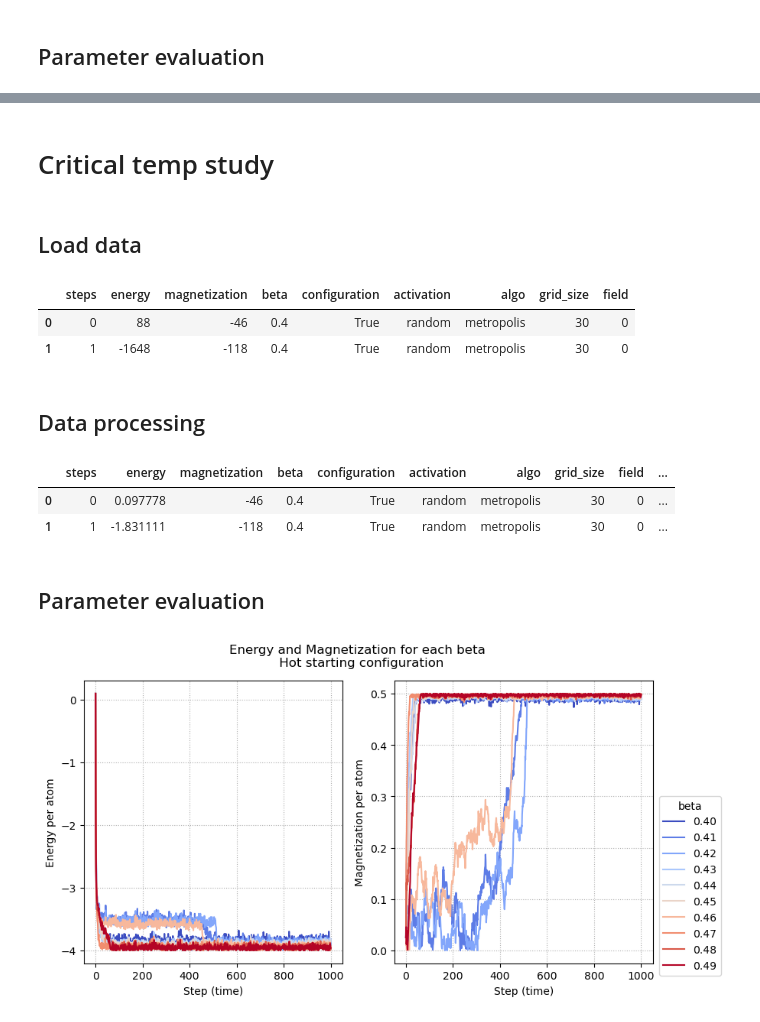
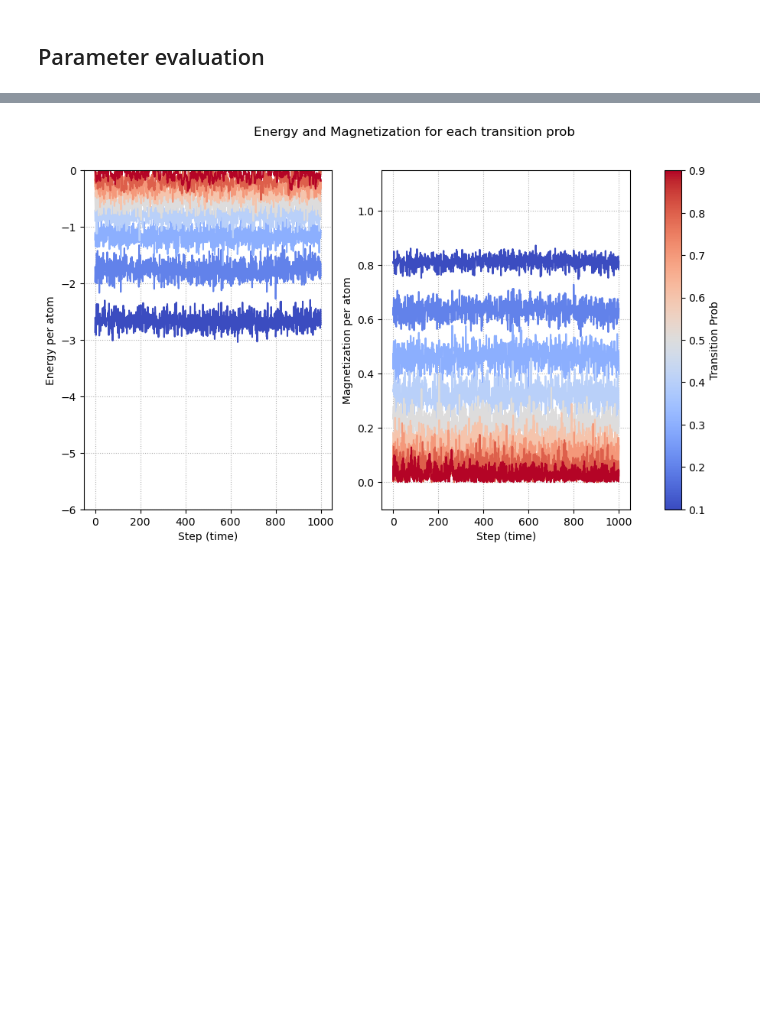
Before and after one commit to lbitsiko/ising-agent, a Jupyter notebook: parameter_evaluation.ipynb, the cells around one changed output, grey strips where cells are left out. Saved outputs shown, nothing was run; the diff lists cells and outputs as text; code cells hidden in the pictures; blank space fills up the shorter version.

```diff
--- a/parameter_evaluation.ipynb
+++ b/parameter_evaluation.ipynb
@@ -165,64 +119,41 @@ plt.show()
-# %% [markdown]
-# Critical temp study
-# %% [markdown]
-## Load data
-# %%
-df = pd.read_csv("studies/critical_temp_study.csv")
-df.head(2)
-# %% [output]
-|  | steps | energy | magnetization | beta | configuration | activation | algo | grid_size | field |
-| 0 | 0 | 88 | -46 | 0.4 | True | random | metropolis | 30 | 0 |
-| 1 | 1 | -1648 | -118 | 0.4 | True | random | metropolis | 30 | 0 |
-# %% [markdown]
-## Data processing
-# %%
-df["magnetization_abs"] = np.abs(df["magnetization"])
-df["magnetization_abs"] = df["magnetization_abs"]/(30*60) # magnetization per atom
-df["energy"] = df["energy"]/(30*30) # energy per atom
-df.head(2)
-# %% [output]
-|  | steps | energy | magnetization | beta | configuration | activation | algo | grid_size | field | ... |
-| 0 | 0 | 0.097778 | -46 | 0.4 | True | random | metropolis | 30 | 0 | ... |
-| 1 | 1 | -1.831111 | -118 | 0.4 | True | random | metropolis | 30 | 0 | ... |
-# %% [markdown]
-## Parameter evaluation
 # %%
-# betas in the study - use coolwarm colormap
-betas = sorted(set(df.beta.value_counts().index))
-normalize = plt.Normalize(min(betas), max(betas))
+# probs in the study - use coolwarm colormap
+probs = sorted(set(df.prob.value_counts().index))
+normalize = plt.Normalize(min(probs), max(probs))
 colormap = plt.cm.coolwarm
-colors = colormap(normalize(betas))
+colors = colormap(normalize(probs))
+# %%
+# color scale
+sm = cm.ScalarMappable(cmap=colormap, norm=normalize)
+sm.set_array([])
 # %%
-fig, (ax1, ax2) = plt.subplots(nrows=1,ncols=2, figsize=(1.5*6.4, 4.8))
+fig, axs = plt.subplots(nrows=1, ncols=2, figsize=(1.8*6.4, 1.2*4.8))
 
-for beta, color in zip(betas, colors): # one line per temperature
-    df_plot = df[df["beta"] == beta]
-    df_plot = df_plot[df_plot["configuration"]] # filter hot starting states
+for prob, color in zip(probs, colors): # one line per temperature
 
-    # sort accroding to simulation step (time)
-    df_plot = df_plot.sort_values(by="steps", ascending=True)
-    df_plot = df_plot[df_plot["steps"] >=0]
+    sm.to_rgba(prob)
 
-    ax1.plot(df_plot["steps"], df_plot["energy"], label=f'{beta:.2f}', color=color)
-    ax2.plot(df_plot["steps"], df_plot["magnetization_abs"], label=f'{beta:.2f}', color=color)
+    df_plot = df[df["prob"] == prob]
+    df_plot.sort_values(by="Step", ascending=True)
 
-# ax1.legend()
+    axs[0].plot(df_plot["Step"], df_plot["energy"], label=f'{prob:.2f}', color=color)
+    axs[1].plot(df_plot["Step"], df_plot["magnetization_abs"], label=f'{prob:.2f}', color=color)
 
-fig.suptitle("Energy and Magnetization for each beta \n Hot starting configuration")
+fig.colorbar(sm, ax=axs.ravel().tolist(), orientation='vertical', label='Transition Prob')
 
-handles, labels = ax2.get_legend_handles_labels()
-fig.legend(handles, labels, loc='upper right', bbox_to_anchor=(1.0, 0.58), title="beta")
+fig.suptitle("Energy and Magnetization for each transition prob")
 
+axs[0].set_ylabel("Energy per atom")
+axs[1].set_ylabel("Magnetization per atom")
 
-ax1.set_ylabel("Energy per atom")
-ax2.set_ylabel("Magnetization per atom")
+for ax in axs:
+    ax.set_xlabel("Step (time)")
+    ax.grid(ls=':')
 
-ax1.set_xlabel("Step (time)")
-ax2.set_xlabel("Step (time)")
-
-ax1.grid(ls=':')
-ax2.grid(ls=':')
+# same limits with field study
+axs[0].set_ylim(-6, 0.0)
+axs[1].set_ylim(-0.1, 1.15)
 
 plt.show()
 # %% [output]
-[figure, old version]
+[figure, new version]
```
Also changed, not shown: parts of 15 cells of this notebook, 8 other files.
